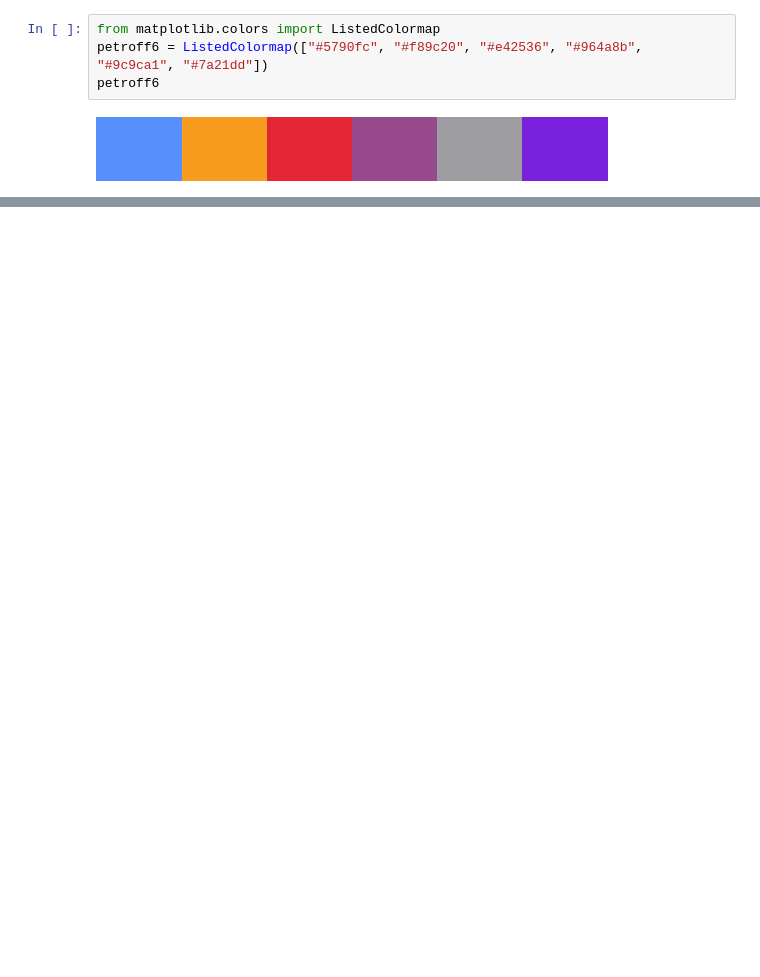
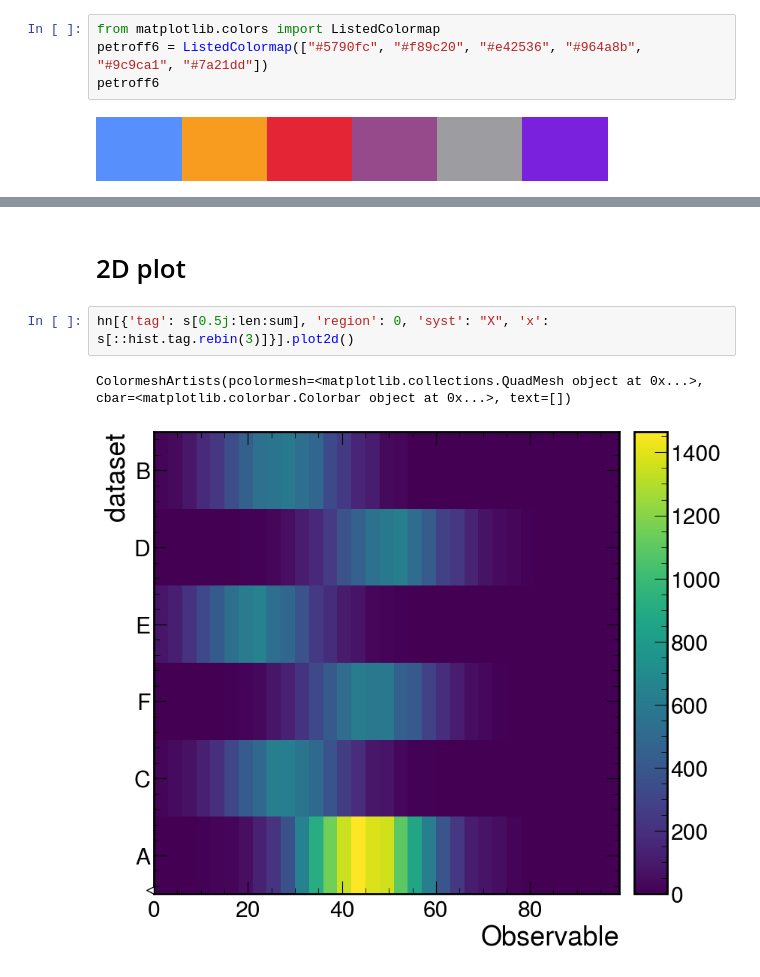
Before and after one commit to andrzejnovak/iris_hep_analysis_training_mplhep_2024, a Jupyter notebook: hist_mplhep_basics.ipynb, the cells around one changed output, grey strips where cells are left out. Drawn from its saved outputs; the diff is of its cells as text; blank space fills up the shorter version.

```diff
--- a/hist_mplhep_basics.ipynb
+++ b/hist_mplhep_basics.ipynb
@@ -649,0 +637,7 @@ petroff10
+# %% [markdown]
+# 2D plot
+# %%
+hn[{'tag': s[0.5j:len:sum], 'region': 0, 'syst': "X", 'x': s[::hist.tag.rebin(3)]}].plot2d()
+# %% [output]
+ColormeshArtists(pcolormesh=<matplotlib.collections.QuadMesh object at 0x...>, cbar=<matplotlib.colorbar.Colorbar object at 0x...>, text=[])
+[figure, added]
```
Also changed, not shown: parts of 52 cells of this notebook.
